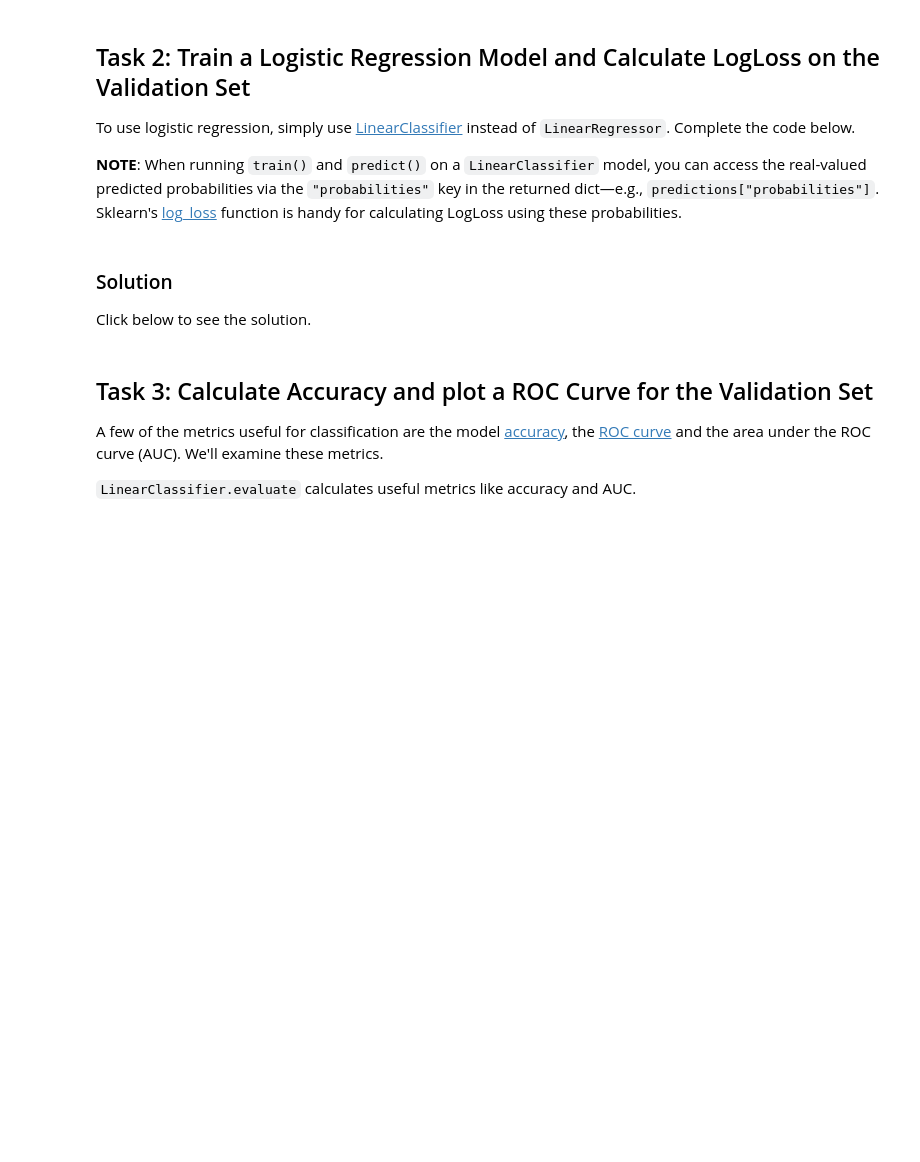
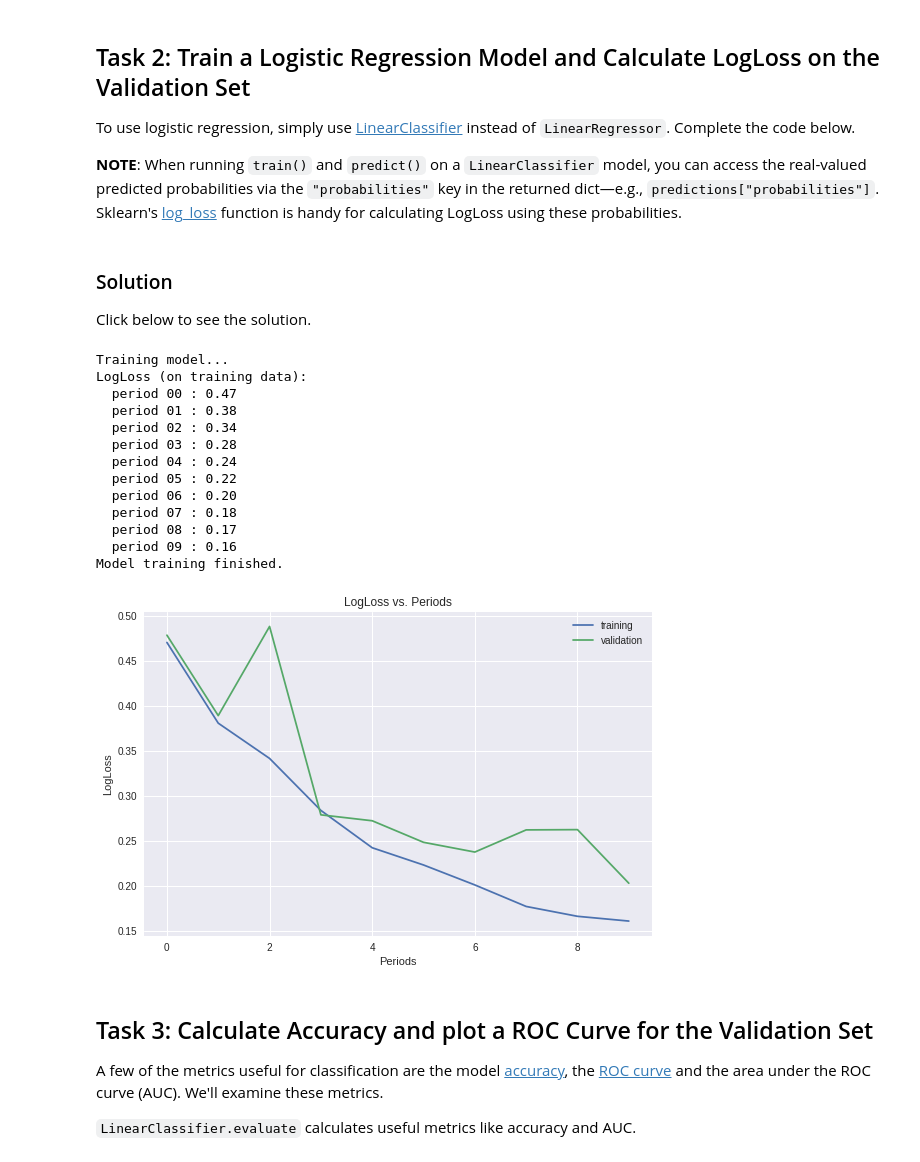
Before and after one commit to aliakh/demo-tensorflow, a Jupyter notebook: iris_logistic_regression.ipynb, the cells around one changed output. Cells and saved outputs as stored; diff of their text form; code cells hidden in the pictures; blank space fills up the shorter version.

```diff
--- a/iris_logistic_regression.ipynb
+++ b/iris_logistic_regression.ipynb
@@ -405,12 +370,3 @@ linear_classifier = train_linear_classifier_model(
-# %%
-linear_classifier = train_linear_classifier_model(
-    learning_rate=0.000005,
-    steps=500,
-    batch_size=20,
-    training_examples=training_examples,
-    training_targets=training_targets,
-    validation_examples=validation_examples,
-    validation_targets=validation_targets)
 # %% [markdown]
 ### Solution
 
@@ -455,19 +411,20 @@ def train_linear_classifier_model(
   my_optimizer = tf.contrib.estimator.clip_gradients_by_norm(my_optimizer, 5.0)
   linear_classifier = tf.estimator.LinearClassifier(
       feature_columns=construct_feature_columns(training_examples),
-      optimizer=my_optimizer
+      optimizer=my_optimizer,
+      n_classes=3
   )
 
   # Create input functions.
   training_input_fn = lambda: my_input_fn(training_examples,
-                                          training_targets["median_house_value_is_high"],
+                                          training_targets["Species"],
                                           batch_size=batch_size)
   predict_training_input_fn = lambda: my_input_fn(training_examples,
-                                                  training_targets["median_house_value_is_high"],
+                                                  training_targets["Species"],
                                                   num_epochs=1,
                                                   shuffle=False)
   predict_validation_input_fn = lambda: my_input_fn(validation_examples,
-                                                    validation_targets["median_house_value_is_high"],
+                                                    validation_targets["Species"],
                                                     num_epochs=1,
                                                     shuffle=False)
 
@@ -511,13 +468,28 @@ def train_linear_classifier_model(
   return linear_classifier
 # %%
 linear_classifier = train_linear_classifier_model(
-    learning_rate=0.000005,
+    learning_rate=0.01,
     steps=500,
     batch_size=20,
     training_examples=training_examples,
     training_targets=training_targets,
     validation_examples=validation_examples,
     validation_targets=validation_targets)
+# %% [output]
+Training model...
+LogLoss (on training data):
+  period 00 : 0.47
+  period 01 : 0.38
+  period 02 : 0.34
+  period 03 : 0.28
+  period 04 : 0.24
+  period 05 : 0.22
+  period 06 : 0.20
+  period 07 : 0.18
+  period 08 : 0.17
+  period 09 : 0.16
+Model training finished.
+[figure, added]
 # %% [markdown]
 ## Task 3: Calculate Accuracy and plot a ROC Curve for the Validation Set
 
```
Also changed, not shown: parts of 13 cells of this notebook.
